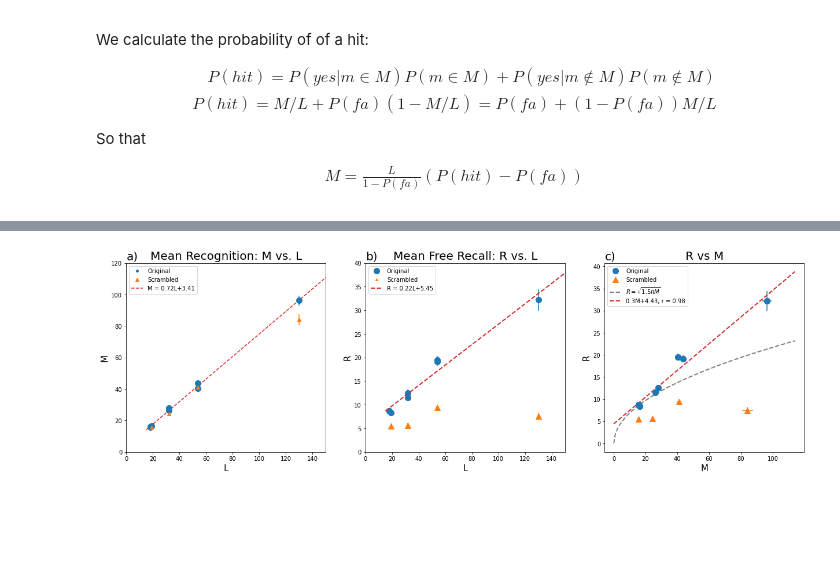
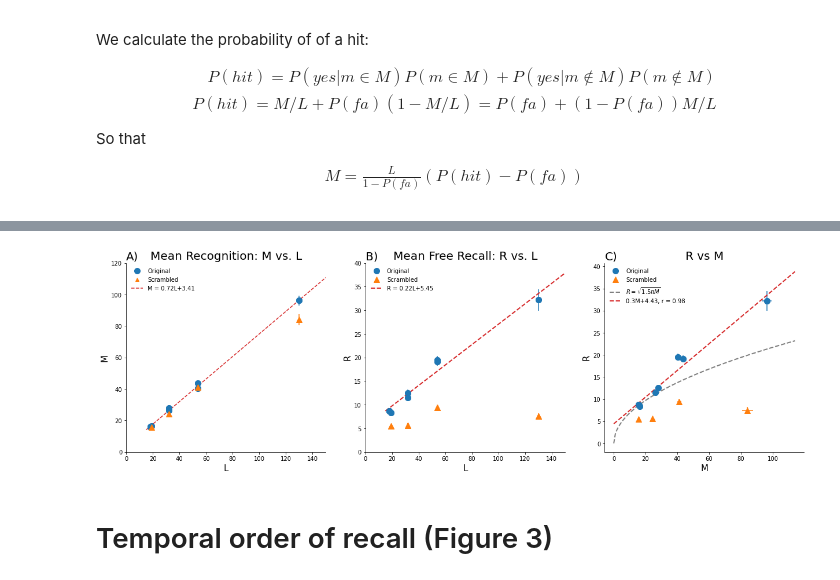
Before and after one commit to mkatkov/llm-narrative-analysis, a Jupyter notebook: paper_figures.ipynb, the cells around one changed output, grey strips where cells are left out. Cells and saved outputs as stored; diff of their text form; code cells hidden in the pictures; blank space fills up the shorter version.

Commit message:
updated figures

```diff
--- a/paper_figures.ipynb
+++ b/paper_figures.ipynb
@@ -621,12 +621,12 @@ fig, ax = plt.subplots(1,3,figsize=(21,6))#
  #                             layout='constrained',figsize = (15,5))
 
 
-ax[0].plot(lt, mt, 'o',markersize = 4,label='Original',color='tab:blue')
+ax[0].plot(lt, mt, 'o',markersize = 10,label='Original',color='tab:blue')
 ax[0].errorbar(lt, mt, yerr=mt_error,fmt='o',markersize = 10,color = 'tab:blue')
 
 
 ax[0].plot(lt_sc, mt_sc, '^',label='Scrambled',color='tab:orange')
-ax[0].errorbar(lt_sc, mt_sc, yerr = mt_error_sc,fmt='^',markersize = 6,color = 'tab:orange')
+ax[0].errorbar(lt_sc, mt_sc, yerr = mt_error_sc,fmt='^',markersize = 10,color = 'tab:orange')
 
 #ax[0].plot(ll,(aM)*ll,'--',color = 'tab:red',label='M = '+str(np.round(aM[0],2))+'L, r = ' + str(np.round(r_m,3)))
 ax[0].plot(ll,(ml_regress.slope.item())*ll+ml_regress.intercept.item(),'--',color = 'tab:red',label='M = '+str(ml_slope)+'L+'+str(ml_intercept))
@@ -636,9 +636,9 @@ ax[0].plot(ll,(ml_regress.slope.item())*ll+ml_regress.intercept.item(),'--',colo
 
 ax[0].set_xlim([0, 150])
 ax[0].set_ylim([0, 120])
-ax[0].legend()
+ax[0].legend( frameon=False )
 ax[0].set_title('Mean Recognition: M vs. L',fontsize=20)
-ax[0].set_title('a)',  loc='left', fontsize=20)
+ax[0].set_title('A)',  loc='left', fontsize=20)
 ax[0].set_ylabel('M',fontsize = 15)
 ax[0].set_xlabel('L',fontsize = 15)
 
@@ -646,9 +646,9 @@ ax[0].set_xlabel('L',fontsize = 15)
 
 
 ax[1].plot(lt, rt, 'o',markersize = 10,label='Original',color='tab:blue')
-ax[1].errorbar(lt, rt, yerr=rt_error,markersize= 4,fmt='o',color='tab:blue')
+ax[1].errorbar(lt, rt, yerr=rt_error,markersize= 10,fmt='o',color='tab:blue')
 
-ax[1].plot(lt_sc, rt_sc, '^',markersize = 4,label='Scrambled',color='tab:orange')
+ax[1].plot(lt_sc, rt_sc, '^',markersize = 10,label='Scrambled',color='tab:orange')
 ax[1].errorbar(lt_sc, rt_sc, yerr = rt_error_sc,fmt='^',markersize = 10,color = 'tab:orange')
 ax[1].plot(ll,(rl_regress.slope.item())*ll+rl_regress.intercept.item(),'--',color = 'tab:red',
            label='R = '+str(rl_slope)+'L+'+str(rl_intercept), linewidth = 2 )
@@ -657,9 +657,9 @@ ax[1].plot(ll,(rl_regress.slope.item())*ll+rl_regress.intercept.item(),'--',colo
 
 ax[1].set_xlim([0, 150])
 ax[1].set_ylim([0, 40])
-ax[1].legend()
+ax[1].legend(frameon=False)
 ax[1].set_title('Mean Free Recall: R vs. L',fontsize=20)
-ax[1].set_title('b)',  loc='left', fontsize=20)
+ax[1].set_title('B)',  loc='left', fontsize=20)
 ax[1].set_ylabel('R',fontsize=15)
 ax[1].set_xlabel('L',fontsize=15)
 
@@ -670,34 +670,39 @@ ax[1].set_xlabel('L',fontsize=15)
 ax[2].plot(mt, rt, 'o',markersize = 10, color ='tab:blue', label = 'Original')  #,label='R vs. M'
 ax[2].errorbar(mt,rt,xerr = mt_error,yerr = rt_error,fmt = 'o',markersize = 10,color= 'tab:blue') #fmt='o',markersize = 4,alpha = 1.,
 
 ax[2].plot(mt_sc, rt_sc, '^',markersize = 10, color = 'tab:orange',label = 'Scrambled')  #,label='R vs. M'
 
 #ax[2].scatter(mt_sc, rt_sc, s=30,alpha=1, edgecolors="k",color = 'orange',label = 'Scrambled')  #,label='R vs. M'
 ax[2].errorbar(mt_sc, rt_sc, xerr = mt_error_sc,yerr = rt_error_sc,fmt = '^',color = 'tab:orange')  #,label='R vs. M'
 
 
 ax[2].plot(m,np.sqrt(3*np.pi/2)*np.sqrt(m),'--',color = 'tab:gray',label='$R = \sqrt{1.5 \pi M}$', linewidth = 2 )
 #ax[2].plot(m,0.4096085405487828*m + 1.7540804817166027,'--',label = 'R = M',color = 'tab:red')
 ax[2].plot(m,rm_slope*m +rm_intercept,'--',color = 'tab:red',
            label = str(np.round(rm_slope,2))+'M+'+str(np.round(rm_intercept,2)) + ', r = '+str(np.round(rm_rvalue,2)) ,
                linewidth = 2    )
 
 #ax[2].plot(m,0.29*m +4.838,'-',color = 'tab:red',label = str(np.round(rm_slope,2))+'M+'+str(np.round(rm_intercept,2)))
 
 
 
 #ax[2].set_xlim([0, 120])
 #ax[2].set_ylim([0, 40])
-ax[2].legend()
+ax[2].legend(frameon=False)
 ax[2].set_title('R vs M',fontsize = 20)
-ax[2].set_title('c)',  loc='left', fontsize=20)
+ax[2].set_title('C)',  loc='left', fontsize=20)
 ax[2].set_ylabel('R',fontsize = 15)
 ax[2].set_xlabel('M',fontsize = 15)
 
+for k in range(3):
+    ax[k].spines['top'].set_visible(False)
+    ax[k].spines['right'].set_visible(False)
 
 
-plt.savefig('scaling-plots.png')
+plt.savefig('figs/scaling-plots.svg', bbox_inches='tight')
 
 plt.show()
 # %% [output]
-[figure, old version]
+[figure, new version]
+# %% [markdown]
+# Temporal order of recall (Figure 3)
```
Also changed, not shown: parts of 4 cells of this notebook, 1 other file.
